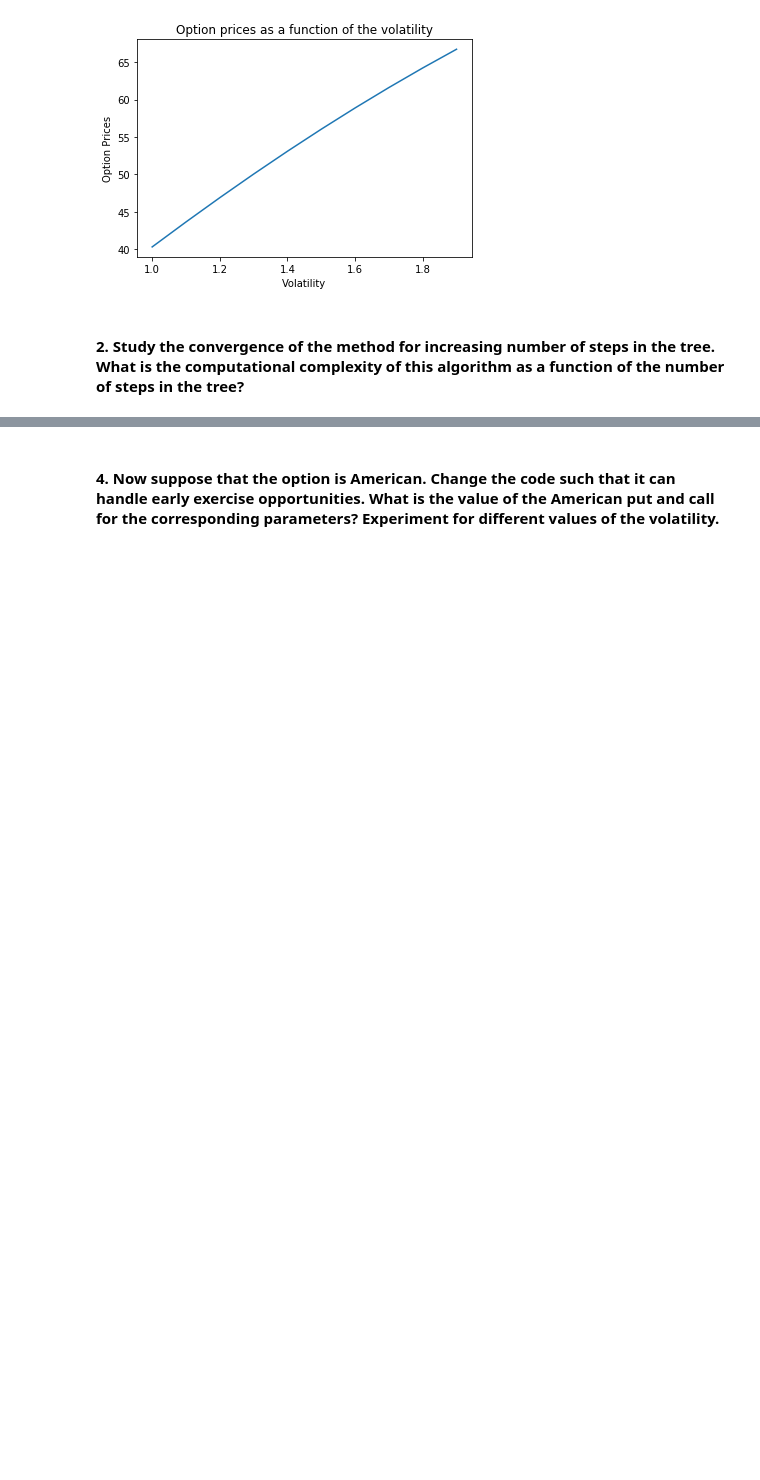
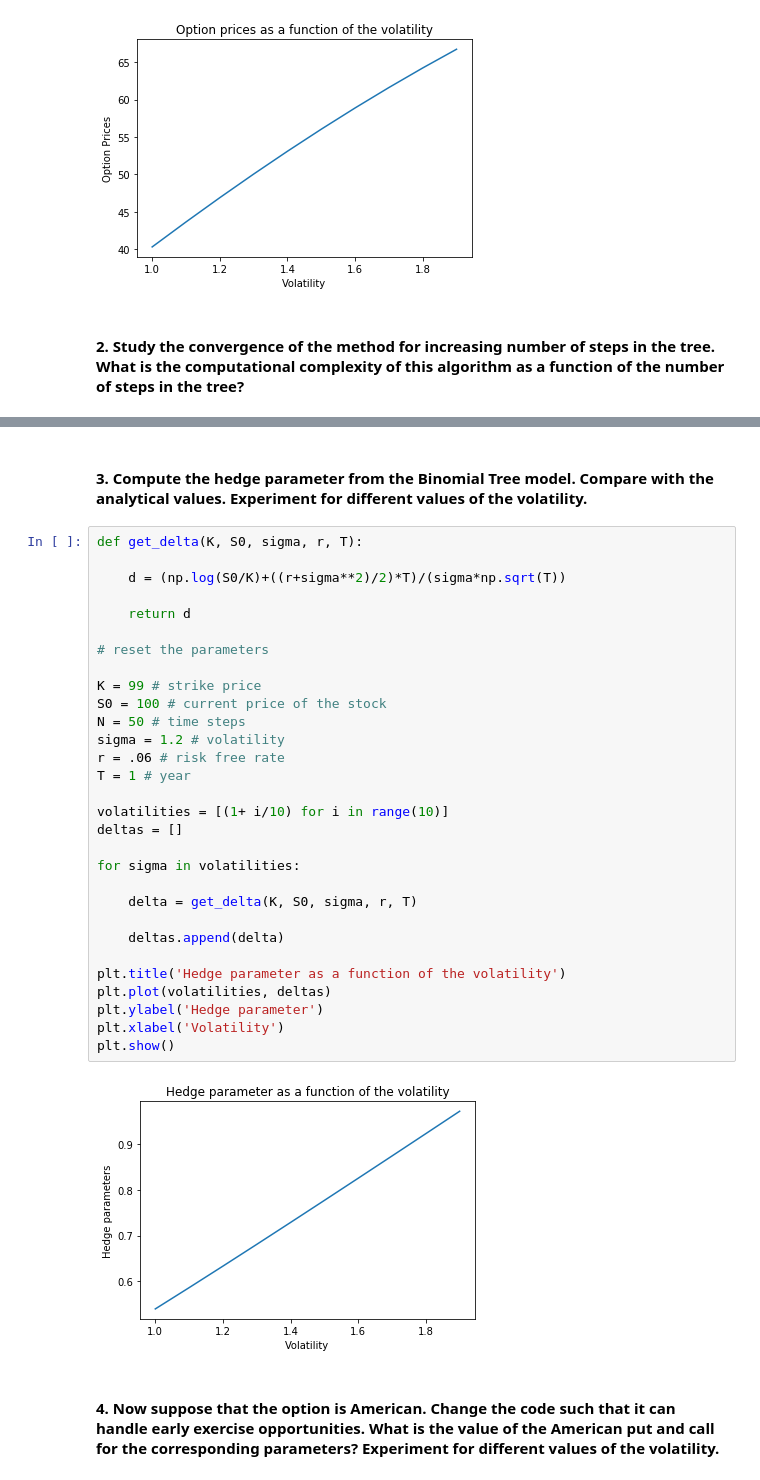
Before and after one commit to Nizario/ComputationalFinance, a Jupyter notebook: Assignments/Assignment1/main.ipynb, the cells around one changed output, grey strips where cells are left out. Cells and saved outputs as stored; diff of their text form; blank space fills up the shorter version.

```diff
--- a/Assignments/Assignment1/main.ipynb
+++ b/Assignments/Assignment1/main.ipynb
@@ -123,6 +123,40 @@ plt.xlabel('Time Steps')
 plt.show()
 # %% [output]
 [figure]
+# %% [markdown]
+#### 3. Compute the hedge parameter from the Binomial Tree model. Compare with the analytical values. Experiment for different values of the volatility.
+# %%
+def get_delta(K, S0, sigma, r, T):
+
+    d = (np.log(S0/K)+((r+sigma**2)/2)*T)/(sigma*np.sqrt(T))
+
+    return d
+
+# reset the parameters
+
+K = 99 # strike price
+S0 = 100 # current price of the stock
+N = 50 # time steps
+sigma = 1.2 # volatility
+r = .06 # risk free rate
+T = 1 # year
+
+volatilities = [(1+ i/10) for i in range(10)]
+deltas = []
+
+for sigma in volatilities:
+
+    delta = get_delta(K, S0, sigma, r, T)
+
+    deltas.append(delta)
+
+plt.title('Hedge parameter as a function of the volatility')
+plt.plot(volatilities, deltas)
+plt.ylabel('Hedge parameter')
+plt.xlabel('Volatility')
+plt.show()
+# %% [output]
+[figure, added]
 # %% [markdown]
 #### 4. Now suppose that the option is American. Change the code such that it can handle early exercise opportunities. What is the value of the American put and call for the corresponding parameters? Experiment for different values of the volatility.
 # %%
```
Also changed, not shown: parts of 2 cells of this notebook, 2 other files.
